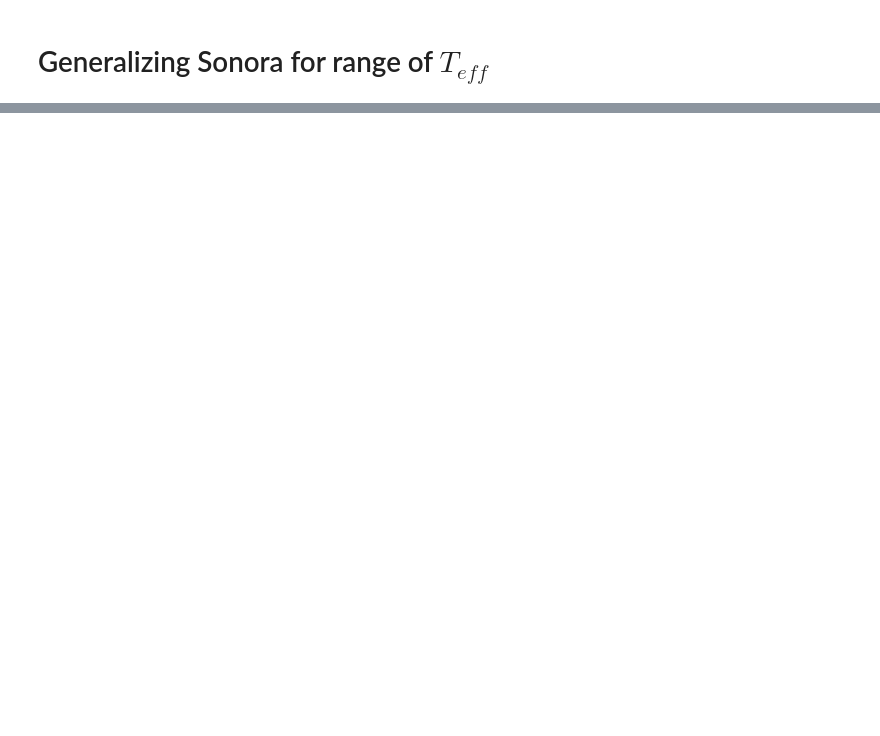
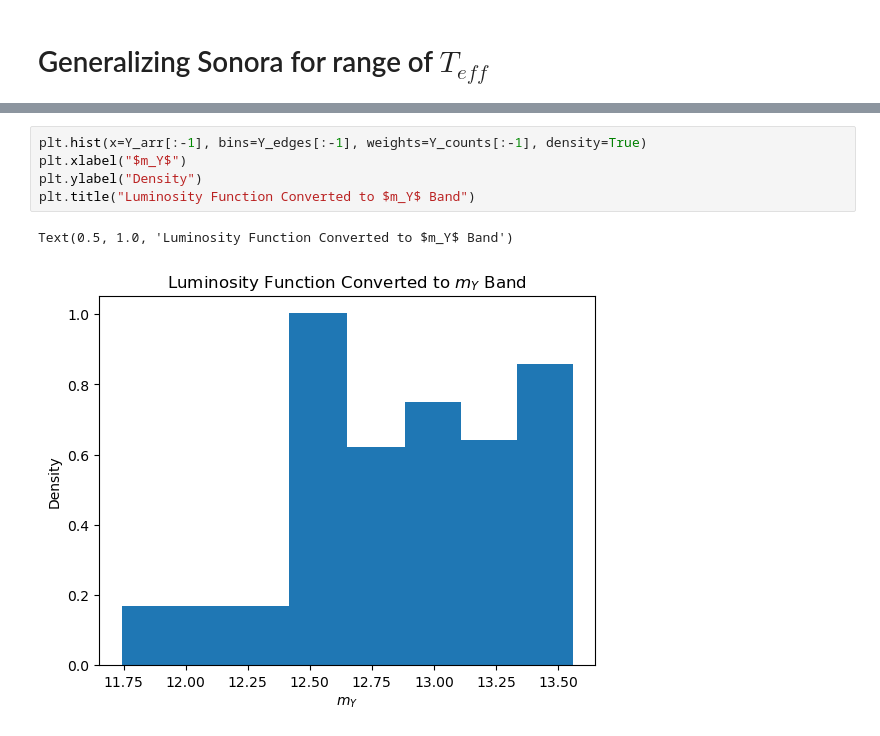
Before and after one commit to 1861952/Fast-PM-Stars-Python-Notebooks, a Jupyter notebook: dN-dm-Distribution.ipynb, the cells around one changed output, grey strips where cells are left out. Saved outputs shown, nothing was run; the diff lists cells and outputs as text; blank space fills up the shorter version.

```diff
--- a/dN-dm-Distribution.ipynb
+++ b/dN-dm-Distribution.ipynb
@@ -150,0 +280,8 @@ sp_t1600.0g1000.0nc_m-0.5.txt
+# %%
+plt.hist(x=Y_arr[:-1], bins=Y_edges[:-1], weights=Y_counts[:-1], density=True)
+plt.xlabel("$m_Y$")
+plt.ylabel("Density")
+plt.title("Luminosity Function Converted to $m_Y$ Band")
+# %% [output]
+Text(0.5, 1.0, 'Luminosity Function Converted to $m_Y$ Band')
+[figure, added]
```
Also changed, not shown: parts of 10 cells of this notebook, 1 other file.
